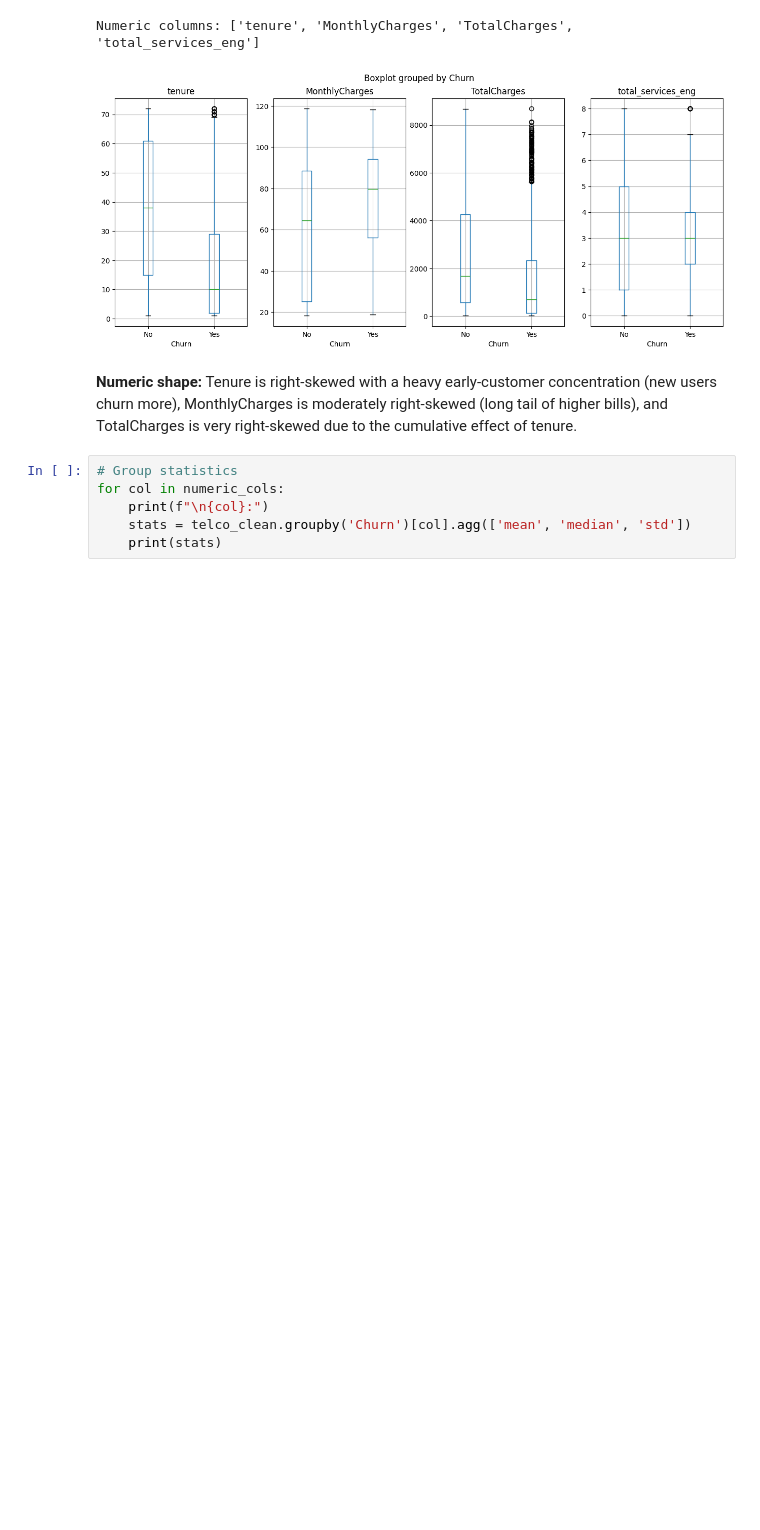
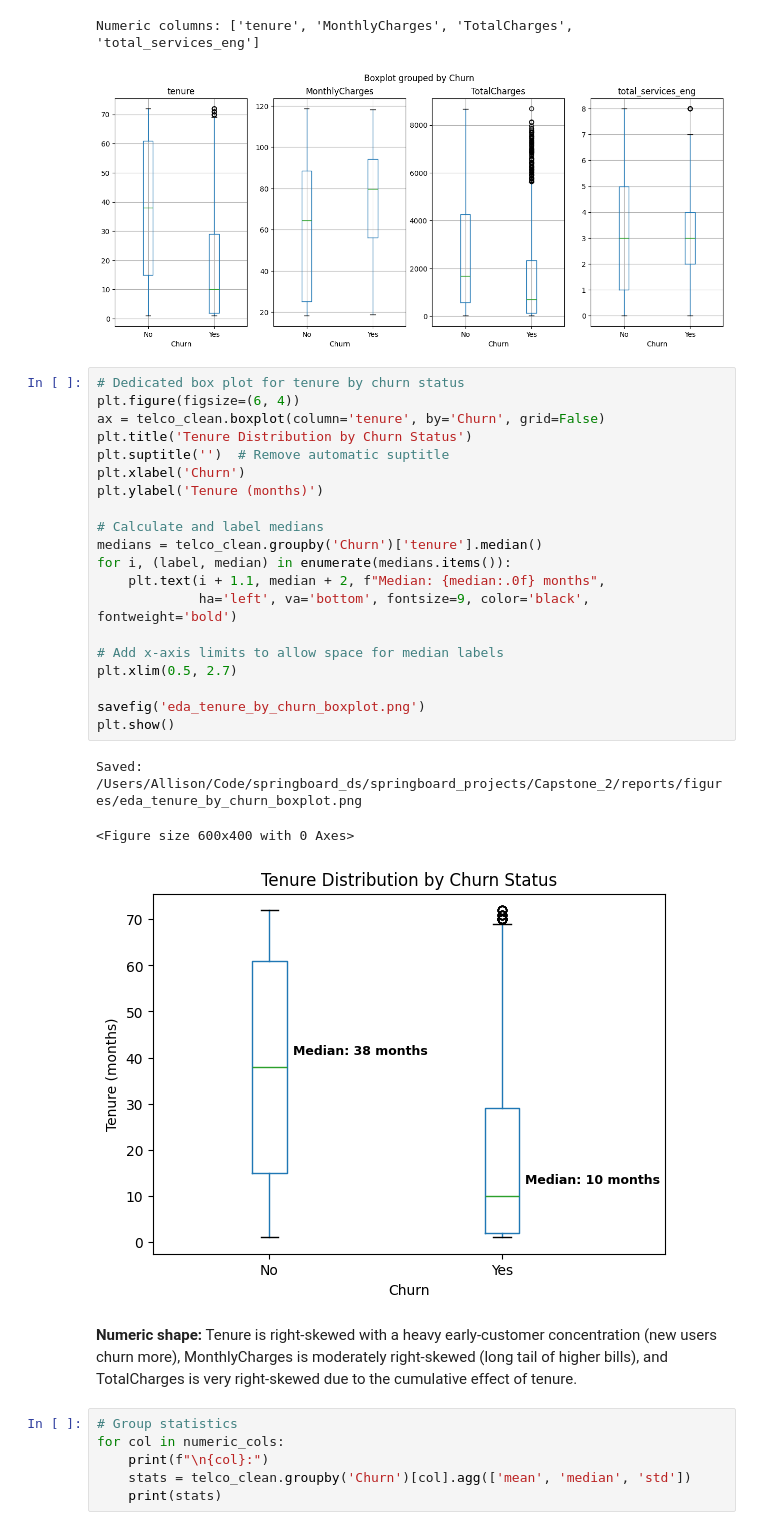
Before and after one commit to amschiltz/springboard_projects, a Jupyter notebook: Capstone_2/notebooks/02_telco_churn_eda_ams.ipynb, the cells around one changed output. Saved outputs shown, nothing was run; the diff lists cells and outputs as text; blank space fills up the shorter version.

```diff
--- a/Capstone_2/notebooks/02_telco_churn_eda_ams.ipynb
+++ b/Capstone_2/notebooks/02_telco_churn_eda_ams.ipynb
@@ -245,6 +251,30 @@ for i, col in enumerate(numeric_cols):
 # %% [output]
 Numeric columns: ['tenure', 'MonthlyCharges', 'TotalCharges', 'total_services_eng']
 [figure]
+# %%
+# Dedicated box plot for tenure by churn status
+plt.figure(figsize=(6, 4))
+ax = telco_clean.boxplot(column='tenure', by='Churn', grid=False)
+plt.title('Tenure Distribution by Churn Status')
+plt.suptitle('')  # Remove automatic suptitle
+plt.xlabel('Churn')
+plt.ylabel('Tenure (months)')
+
+# Calculate and label medians
+medians = telco_clean.groupby('Churn')['tenure'].median()
+for i, (label, median) in enumerate(medians.items()):
+    plt.text(i + 1.1, median + 2, f"Median: {median:.0f} months",
+             ha='left', va='bottom', fontsize=9, color='black', fontweight='bold')
+
+# Add x-axis limits to allow space for median labels
+plt.xlim(0.5, 2.7)
+
+savefig('eda_tenure_by_churn_boxplot.png')
+plt.show()
+# %% [output]
+Saved: /Users/Allison/Code/springboard_ds/springboard_projects/Capstone_2/reports/figures/eda_tenure_by_churn_boxplot.png
+<Figure size 600x400 with 0 Axes>
+[figure, added]
 # %% [markdown]
 **Numeric shape:** Tenure is right-skewed with a heavy early-customer concentration (new users churn more), MonthlyCharges is moderately right-skewed (long tail of higher bills), and TotalCharges is very right-skewed due to the cumulative effect of tenure.
 # %%
```
Also changed, not shown: parts of 6 cells of this notebook, 7 other files.
